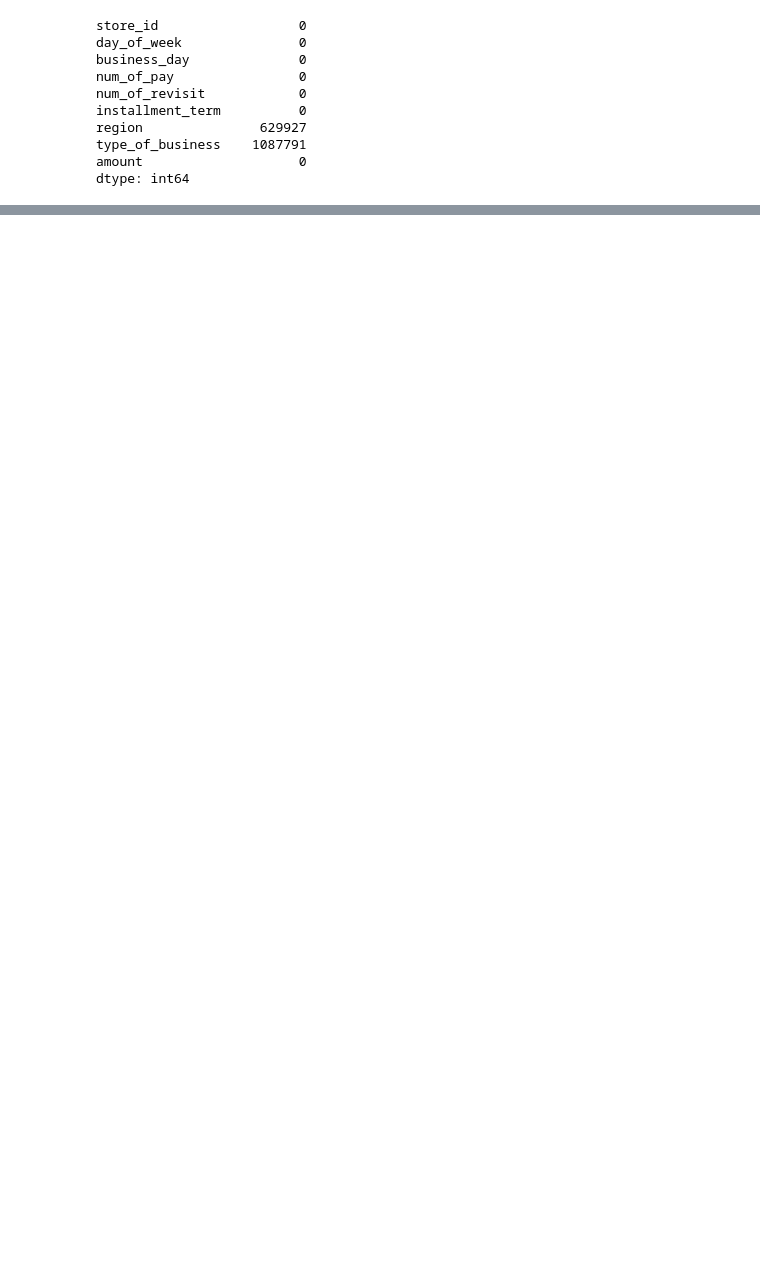
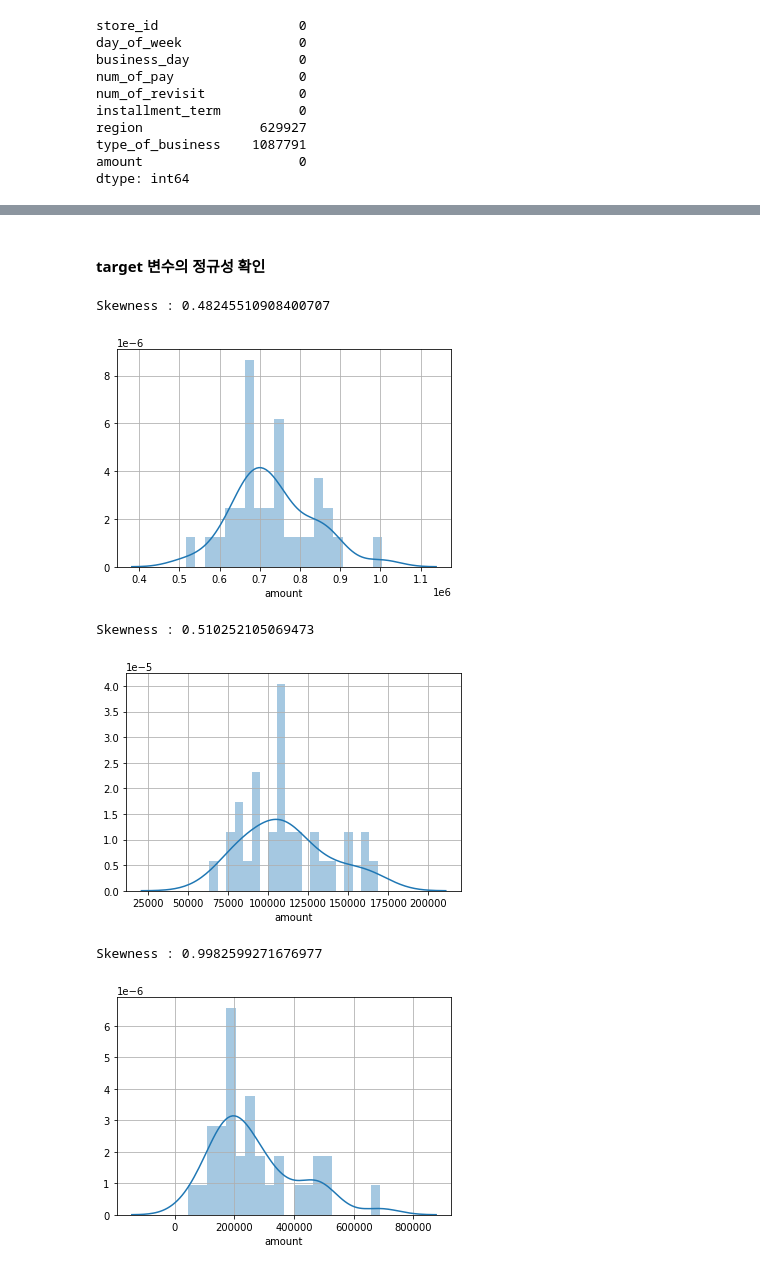
Before and after one commit to ameliachoi/dacon-study-FUNDA, a Jupyter notebook: dacon_funda_study.ipynb, the cells around one changed output, grey strips where cells are left out. Saved outputs shown, nothing was run; the diff lists cells and outputs as text; code cells hidden in the pictures; blank space fills up the shorter version.

```diff
--- a/dacon_funda_study.ipynb
+++ b/dacon_funda_study.ipynb
@@ -239,0 +367,3 @@ df_day.to_csv('preprocessed.csv')
+# %%
+df_month = pd.read_csv('/content/monthly-processed.csv')
+df_month.head()
@@ -239,0 +377,4 @@ df_day.to_csv('preprocessed.csv')
+# %%
+df_month.rename(columns={'Unnamed: 0' : 'transacted_date'}, inplace=True)
+df_month['transacted_date'] = pd.to_datetime(df_month['transacted_date'])
+df_month = df_month.set_index('transacted_date')
@@ -239,0 +411,15 @@ df_day.to_csv('preprocessed.csv')
+# %% [markdown]
+#### target 변수의 정규성 확인
+# %%
+for i in df_month['store_id'].unique()[:3]:
+  print('Skewness :', df_month[df_month['store_id'] == i]['amount'].skew())
+  sns.distplot(df_month[df_month['store_id'] == i].amount, bins=20)
+  plt.grid()
+  plt.show()
+# %% [output]
+Skewness : 0.48245510908400707
+[figure, added]
+Skewness : 0.510252105069473
+[figure, added]
+Skewness : 0.9982599271676977
+[figure, added]
```
Also changed, not shown: parts of 30 cells of this notebook.
